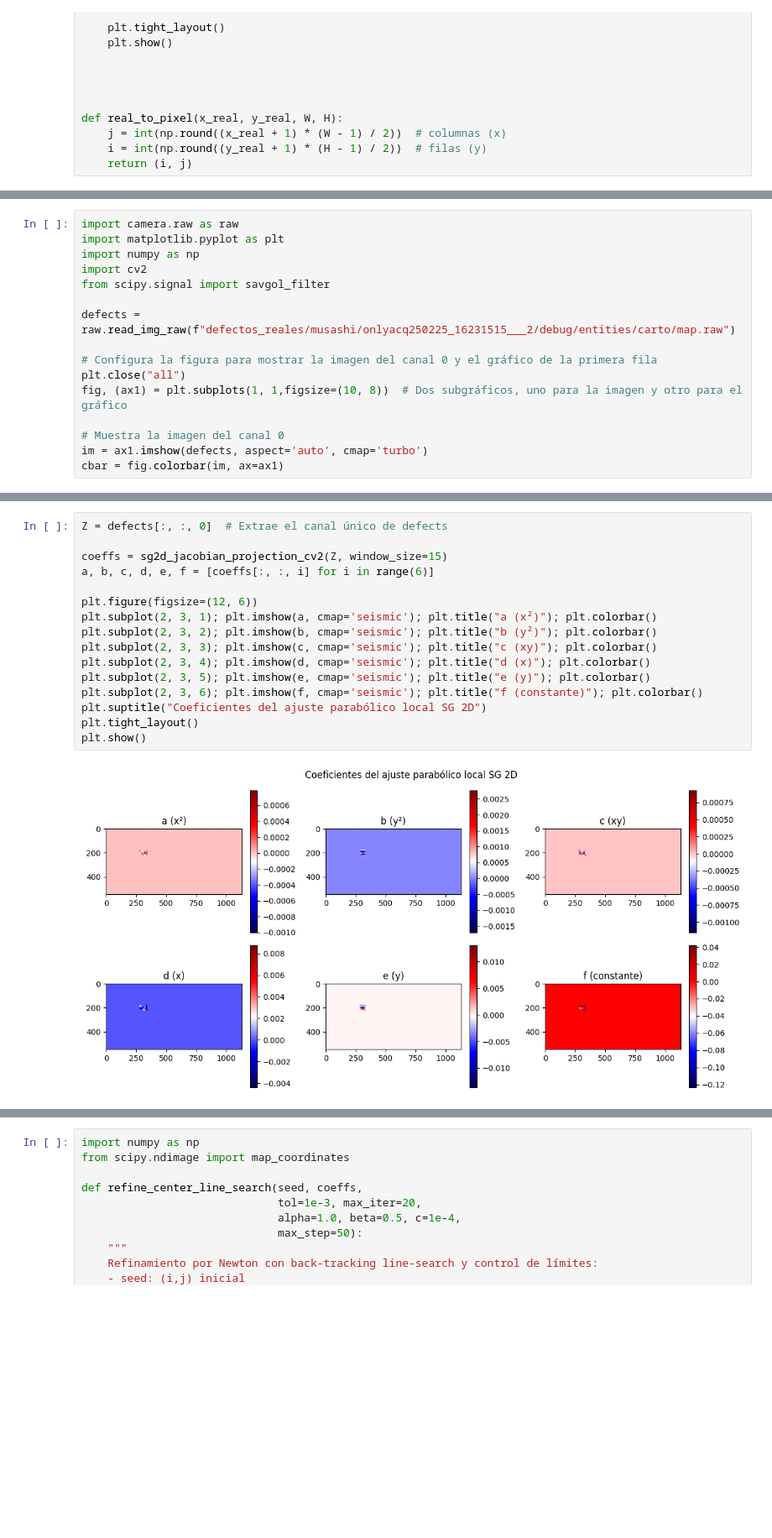
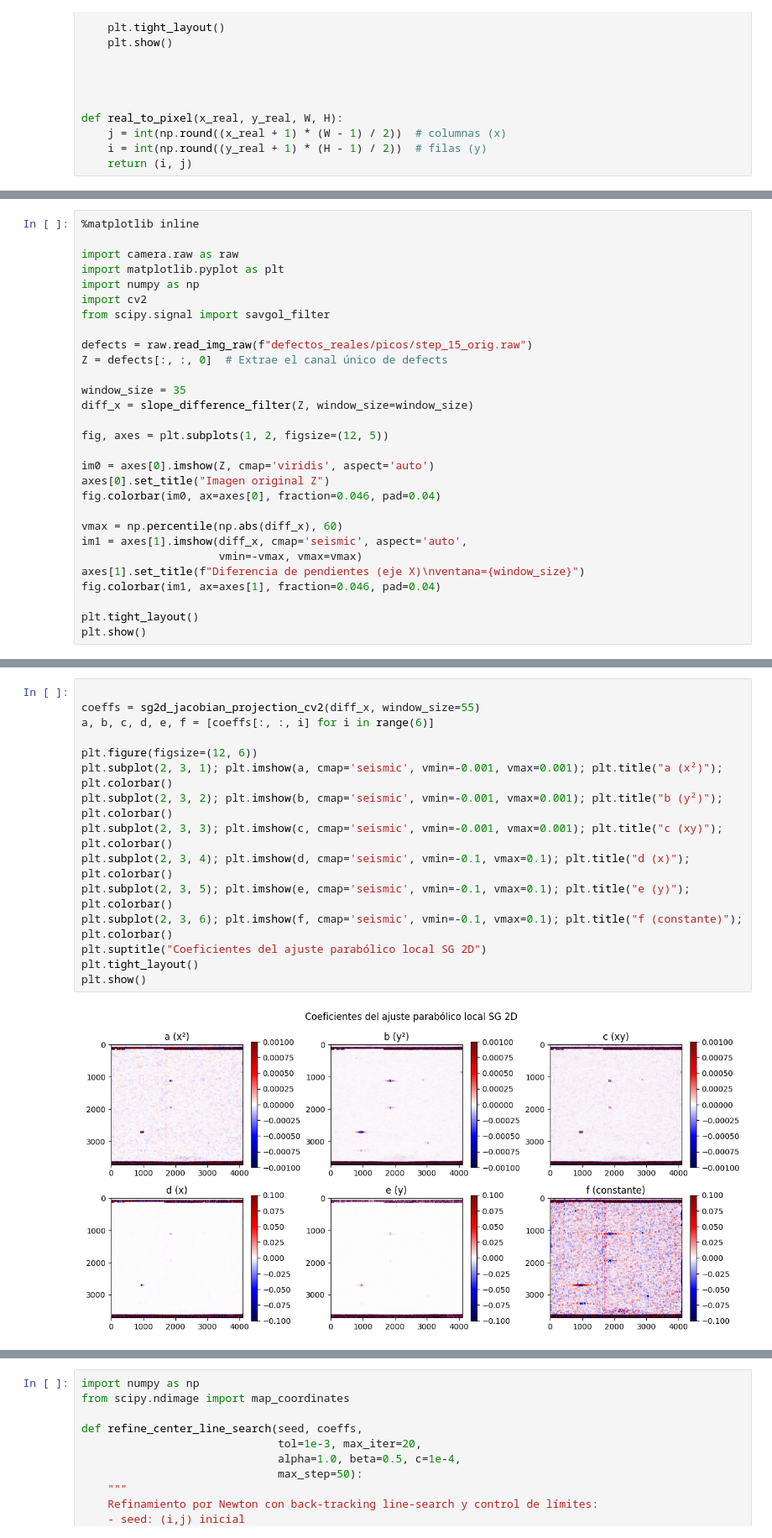
Before and after one commit to mario-musashi/filtro-sg-interpretacion-geometrica, a Jupyter notebook: sg_2D_defectos_reales.ipynb, the cells around one changed output, grey strips where cells are left out. Shown at 84% size. Saved outputs shown, nothing was run; the diff lists cells and outputs as text; blank space fills up the shorter version.

```diff
--- a/sg_2D_defectos_reales.ipynb
+++ b/sg_2D_defectos_reales.ipynb
@@ -172,17 +223,30 @@ def real_to_pixel(x_real, y_real, W, H):
 # %%
+%matplotlib inline
+
 import camera.raw as raw
 import matplotlib.pyplot as plt
 import numpy as np
 import cv2
 from scipy.signal import savgol_filter
 
-defects = raw.read_img_raw(f"defectos_reales/musashi/onlyacq250225_16231515___2/debug/entities/carto/map.raw")
+defects = raw.read_img_raw(f"defectos_reales/picos/step_15_orig.raw")
+Z = defects[:, :, 0]  # Extrae el canal único de defects
 
-# Configura la figura para mostrar la imagen del canal 0 y el gráfico de la primera fila
-plt.close("all")
-fig, (ax1) = plt.subplots(1, 1,figsize=(10, 8))  # Dos subgráficos, uno para la imagen y otro para el gráfico
+window_size = 35
+diff_x = slope_difference_filter(Z, window_size=window_size)
 
-# Muestra la imagen del canal 0
-im = ax1.imshow(defects, aspect='auto', cmap='turbo')
-cbar = fig.colorbar(im, ax=ax1)
+fig, axes = plt.subplots(1, 2, figsize=(12, 5))
+
+im0 = axes[0].imshow(Z, cmap='viridis', aspect='auto')
+axes[0].set_title("Imagen original Z")
+fig.colorbar(im0, ax=axes[0], fraction=0.046, pad=0.04)
+
+vmax = np.percentile(np.abs(diff_x), 60)
+im1 = axes[1].imshow(diff_x, cmap='seismic', aspect='auto',
+                     vmin=-vmax, vmax=vmax)
+axes[1].set_title(f"Diferencia de pendientes (eje X)\nventana={window_size}")
+fig.colorbar(im1, ax=axes[1], fraction=0.046, pad=0.04)
+
+plt.tight_layout()
+plt.show()
 # %% [output]
@@ -190,21 +255,20 @@ cbar = fig.colorbar(im, ax=ax1)
 # %%
-Z = defects[:, :, 0]  # Extrae el canal único de defects
 
-coeffs = sg2d_jacobian_projection_cv2(Z, window_size=15)
+coeffs = sg2d_jacobian_projection_cv2(diff_x, window_size=55)
 a, b, c, d, e, f = [coeffs[:, :, i] for i in range(6)]
 
 plt.figure(figsize=(12, 6))
-plt.subplot(2, 3, 1); plt.imshow(a, cmap='seismic'); plt.title("a (x²)"); plt.colorbar()
-plt.subplot(2, 3, 2); plt.imshow(b, cmap='seismic'); plt.title("b (y²)"); plt.colorbar()
-plt.subplot(2, 3, 3); plt.imshow(c, cmap='seismic'); plt.title("c (xy)"); plt.colorbar()
-plt.subplot(2, 3, 4); plt.imshow(d, cmap='seismic'); plt.title("d (x)"); plt.colorbar()
-plt.subplot(2, 3, 5); plt.imshow(e, cmap='seismic'); plt.title("e (y)"); plt.colorbar()
-plt.subplot(2, 3, 6); plt.imshow(f, cmap='seismic'); plt.title("f (constante)"); plt.colorbar()
+plt.subplot(2, 3, 1); plt.imshow(a, cmap='seismic', vmin=-0.001, vmax=0.001); plt.title("a (x²)"); plt.colorbar()
+plt.subplot(2, 3, 2); plt.imshow(b, cmap='seismic', vmin=-0.001, vmax=0.001); plt.title("b (y²)"); plt.colorbar()
+plt.subplot(2, 3, 3); plt.imshow(c, cmap='seismic', vmin=-0.001, vmax=0.001); plt.title("c (xy)"); plt.colorbar()
+plt.subplot(2, 3, 4); plt.imshow(d, cmap='seismic', vmin=-0.1, vmax=0.1); plt.title("d (x)"); plt.colorbar()
+plt.subplot(2, 3, 5); plt.imshow(e, cmap='seismic', vmin=-0.1, vmax=0.1); plt.title("e (y)"); plt.colorbar()
+plt.subplot(2, 3, 6); plt.imshow(f, cmap='seismic', vmin=-0.1, vmax=0.1); plt.title("f (constante)"); plt.colorbar()
 plt.suptitle("Coeficientes del ajuste parabólico local SG 2D")
 plt.tight_layout()
 plt.show()
 # %% [output]
-[figure, old version]
+[figure, new version]
 # %%
 # %matplotlib qt
 
```
Also changed, not shown: parts of 4 cells of this notebook, 9 other files.
